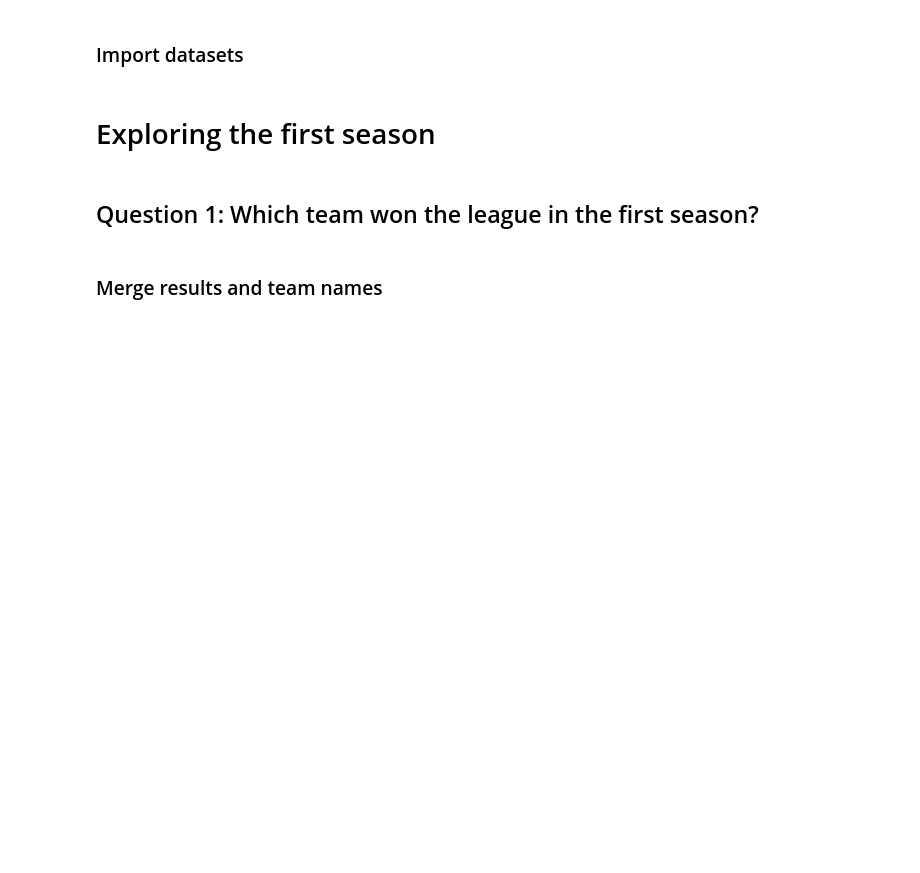
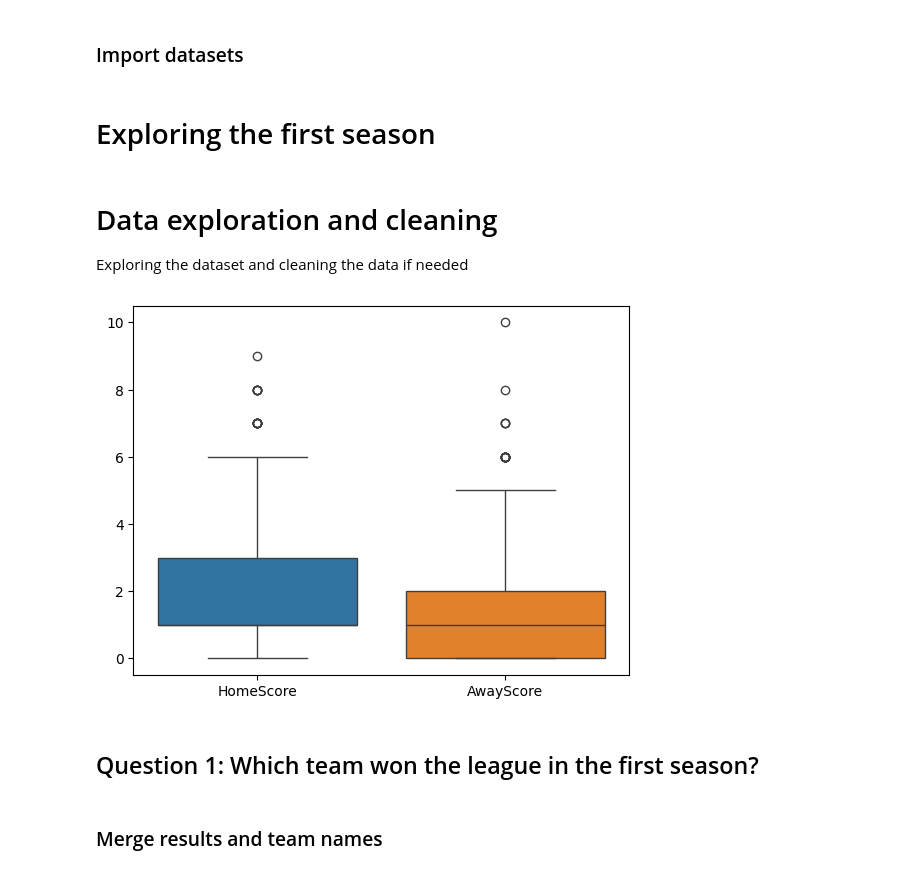
Before and after one commit to GuillaumeMendle/football_prediction, a Jupyter notebook: code/data_exploration.ipynb, the cells around one changed output. Saved outputs shown, nothing was run; the diff lists cells and outputs as text; code cells hidden in the pictures; blank space fills up the shorter version.

Commit message:
Data cleaning

```diff
--- a/code/data_exploration.ipynb
+++ b/code/data_exploration.ipynb
@@ -19,2 +22,5 @@ teams_data = pd.read_csv(f"{FILES_PATH}teams.csv", delimiter=",")
 # %% [markdown]
 # Exploring the first season
+# %% [markdown]
+# Data exploration and cleaning
+Exploring the dataset and cleaning the data if needed
@@ -21,3 +41,8 @@ teams_data = pd.read_csv(f"{FILES_PATH}teams.csv", delimiter=",")
+# %%
+sns.boxplot(data=results_data[['HomeScore', 'AwayScore']])
+plt.show()
+# %% [output]
+[figure, added]
 # %% [markdown]
 ## Question 1: Which team won the league in the first season?
 # %% [markdown]
```
Also changed, not shown: parts of 3 cells of this notebook, 1 other file.
